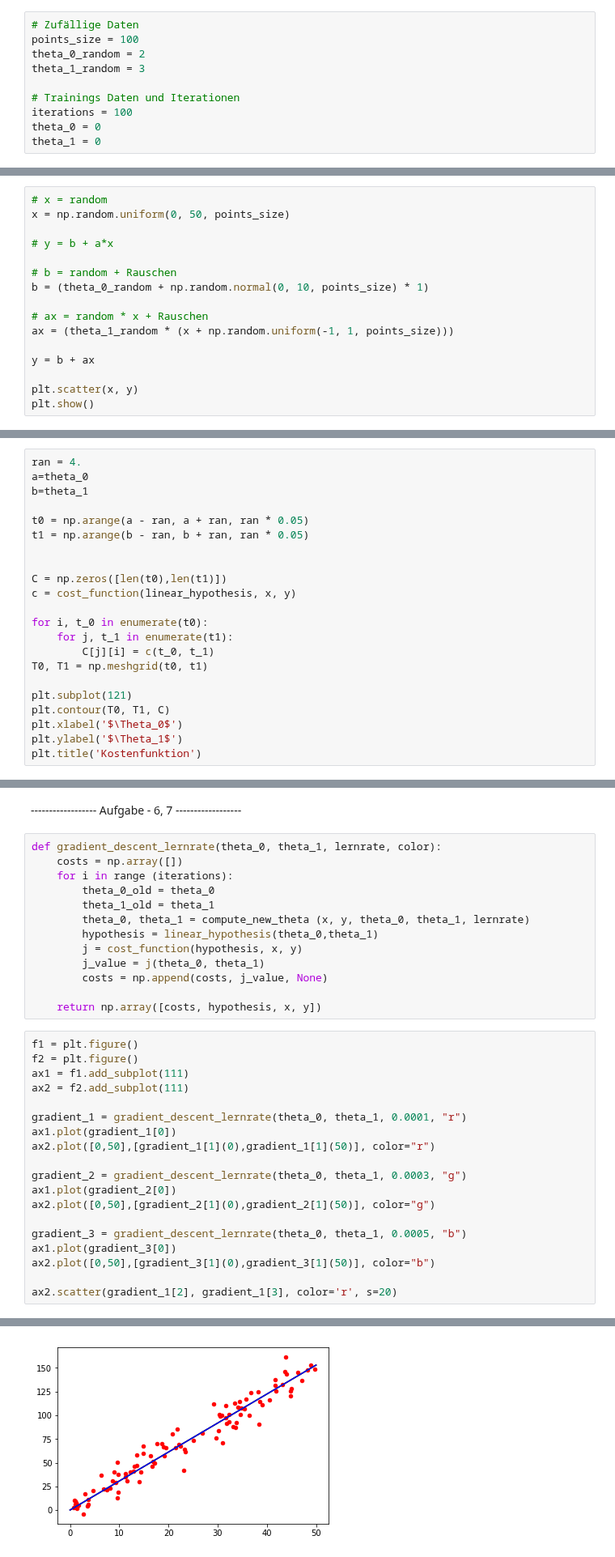
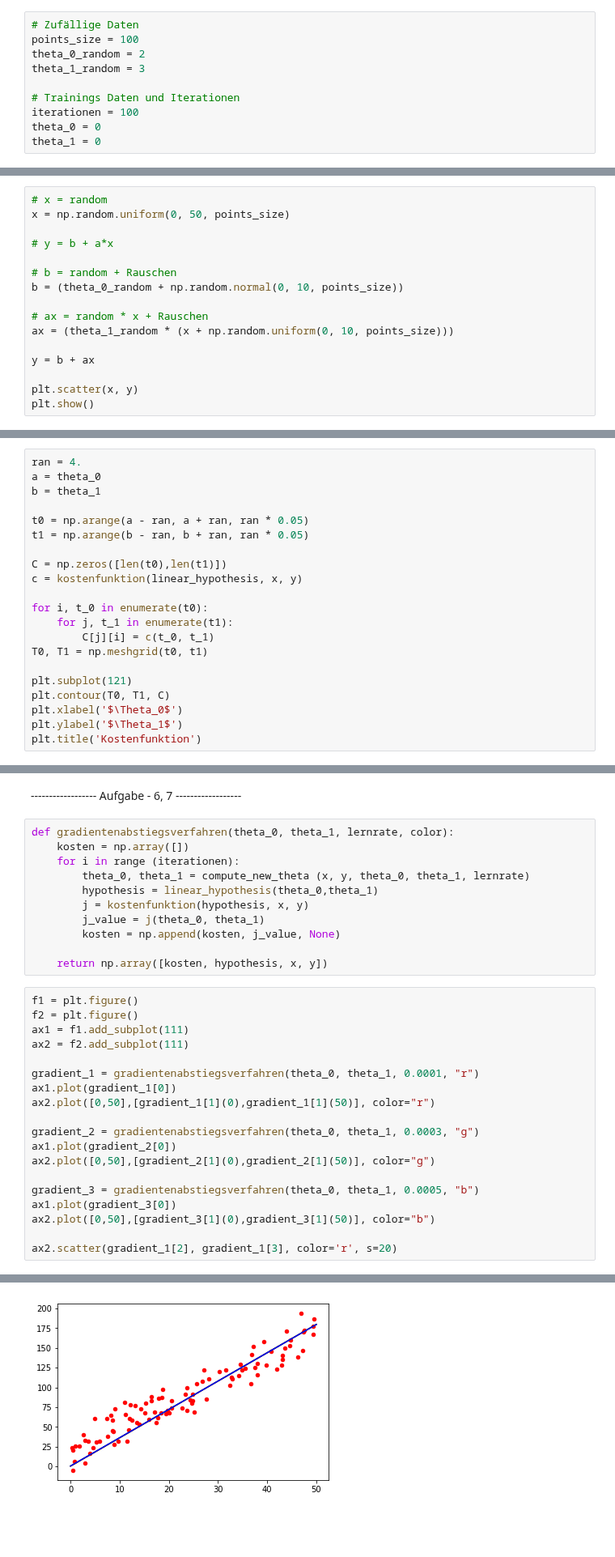
Before and after one commit to KonstantinKochetov/ML-implementations, a Jupyter notebook: Beleg_1.ipynb, the cells around one changed output, grey strips where cells are left out. Shown at 81% size. Cells and saved outputs as stored; diff of their text form; blank space fills up the shorter version.

```diff
--- a/Beleg_1.ipynb
+++ b/Beleg_1.ipynb
@@ -13,7 +13,7 @@ theta_0_random = 2
 theta_1_random = 3
 
 # Trainings Daten und Iterationen
-iterations = 100
+iterationen = 100
 theta_0 = 0
 theta_1 = 0
 # %% [markdown]
@@ -25,10 +25,10 @@ x = np.random.uniform(0, 50, points_size)
 # y = b + a*x
 
 # b = random + Rauschen
-b = (theta_0_random + np.random.normal(0, 10, points_size) * 1)
+b = (theta_0_random + np.random.normal(0, 10, points_size))
 
 # ax = random * x + Rauschen
-ax = (theta_1_random * (x + np.random.uniform(-1, 1, points_size)))
+ax = (theta_1_random * (x + np.random.uniform(0, 10, points_size)))
 
 y = b + ax
 
@@ -57,15 +57,14 @@ def kostenfunktion(hypothesis, x, y):
 ------------------ Aufgabe - 4 ------------------
 # %%
 ran = 4.
-a=theta_0
-b=theta_1
+a = theta_0
+b = theta_1
 
 t0 = np.arange(a - ran, a + ran, ran * 0.05)
 t1 = np.arange(b - ran, b + ran, ran * 0.05)
 
-
 C = np.zeros([len(t0),len(t1)])
-c = cost_function(linear_hypothesis, x, y)
+c = kostenfunktion(linear_hypothesis, x, y)
 
 for i, t_0 in enumerate(t0):
     for j, t_1 in enumerate(t1):
@@ -95,33 +94,31 @@ def compute_new_theta (x,y,theta_0,theta_1,alpha):
 # %% [markdown]
 ------------------ Aufgabe - 6, 7 ------------------
 # %%
-def gradient_descent_lernrate(theta_0, theta_1, lernrate, color):
-    costs = np.array([])
-    for i in range (iterations):
-        theta_0_old = theta_0
-        theta_1_old = theta_1
+def gradientenabstiegsverfahren(theta_0, theta_1, lernrate, color):
+    kosten = np.array([])
+    for i in range (iterationen):
         theta_0, theta_1 = compute_new_theta (x, y, theta_0, theta_1, lernrate)
         hypothesis = linear_hypothesis(theta_0,theta_1)
-        j = cost_function(hypothesis, x, y)
+        j = kostenfunktion(hypothesis, x, y)
         j_value = j(theta_0, theta_1)
-        costs = np.append(costs, j_value, None)
+        kosten = np.append(kosten, j_value, None)
 
-    return np.array([costs, hypothesis, x, y])
+    return np.array([kosten, hypothesis, x, y])
 # %%
 f1 = plt.figure()
 f2 = plt.figure()
 ax1 = f1.add_subplot(111)
 ax2 = f2.add_subplot(111)
 
-gradient_1 = gradient_descent_lernrate(theta_0, theta_1, 0.0001, "r")
+gradient_1 = gradientenabstiegsverfahren(theta_0, theta_1, 0.0001, "r")
 ax1.plot(gradient_1[0])
 ax2.plot([0,50],[gradient_1[1](0),gradient_1[1](50)], color="r")
 
-gradient_2 = gradient_descent_lernrate(theta_0, theta_1, 0.0003, "g")
+gradient_2 = gradientenabstiegsverfahren(theta_0, theta_1, 0.0003, "g")
 ax1.plot(gradient_2[0])
 ax2.plot([0,50],[gradient_2[1](0),gradient_2[1](50)], color="g")
 
-gradient_3 = gradient_descent_lernrate(theta_0, theta_1, 0.0005, "b")
+gradient_3 = gradientenabstiegsverfahren(theta_0, theta_1, 0.0005, "b")
 ax1.plot(gradient_3[0])
 ax2.plot([0,50],[gradient_3[1](0),gradient_3[1](50)], color="b")
 
@@ -132 +129 @@ ax2.scatter(gradient_1[2], gradient_1[3], color='r', s=20)
-[figure, old version]
+[figure, new version]
```
Also changed, not shown: parts of 4 cells of this notebook.
